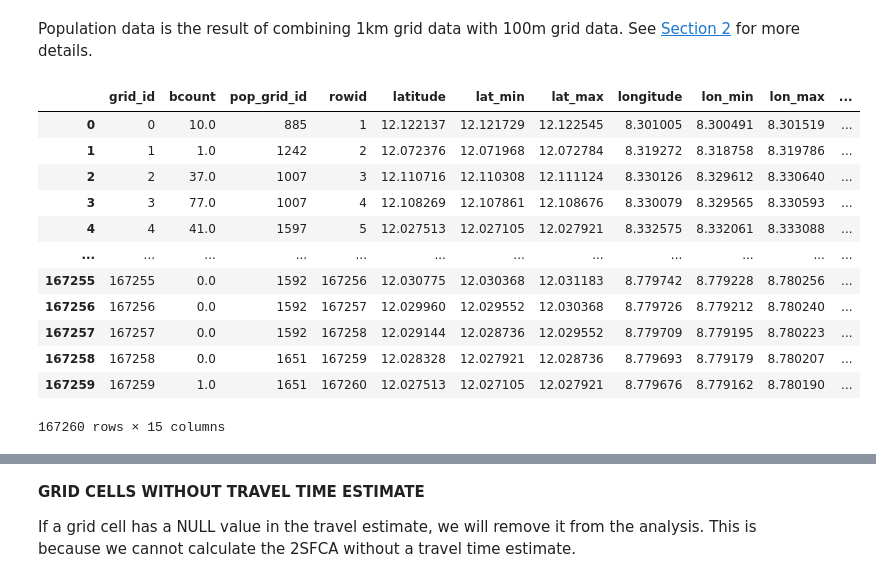
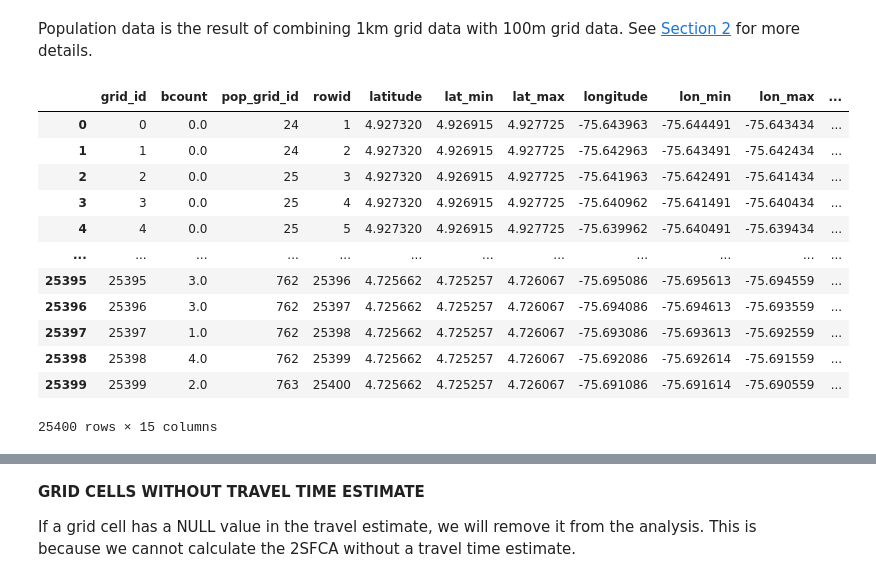
Before and after one commit to urbanbigdatacentre/ideamaps-models, a Jupyter notebook: models/emergency-maternal-care/scripts/EmOC-Access-Deprivation-Pereira.ipynb, the cells around one changed output, grey strips where cells are left out. Drawn from its saved outputs; the diff is of its cells as text; code cells hidden in the pictures.

Commit message:
EMOC Model outputs calculated for Pereira and Pato

```diff
--- a/models/emergency-maternal-care/scripts/EmOC-Access-Deprivation-Pereira.ipynb
+++ b/models/emergency-maternal-care/scripts/EmOC-Access-Deprivation-Pereira.ipynb
@@ -502,21 +502,21 @@ This section outlines the steps required to compute the Origin-Destination (OD)
 Population data is the result of combining 1km grid data with 100m grid data. See [Section 2]() for more details.
 # %%
 # If not loaded yet, read from the temporary folder
-centroids_df = gpd.read_file(data_temp +'pop-grid-kano-centroids.gpkg')
+centroids_df = gpd.read_file(data_temp +'pop-grid-pereira-centroids.gpkg')
 centroids_df
 # %% [output]
 |  | grid_id | bcount | pop_grid_id | rowid | latitude | lat_min | lat_max | longitude | lon_min | lon_max | ... |
-| 0 | 0 | 10.0 | 885 | 1 | 12.122137 | 12.121729 | 12.122545 | 8.301005 | 8.300491 | 8.301519 | ... |
-| 1 | 1 | 1.0 | 1242 | 2 | 12.072376 | 12.071968 | 12.072784 | 8.319272 | 8.318758 | 8.319786 | ... |
-| 2 | 2 | 37.0 | 1007 | 3 | 12.110716 | 12.110308 | 12.111124 | 8.330126 | 8.329612 | 8.330640 | ... |
-| 3 | 3 | 77.0 | 1007 | 4 | 12.108269 | 12.107861 | 12.108676 | 8.330079 | 8.329565 | 8.330593 | ... |
-| 4 | 4 | 41.0 | 1597 | 5 | 12.027513 | 12.027105 | 12.027921 | 8.332575 | 8.332061 | 8.333088 | ... |
+| 0 | 0 | 0.0 | 24 | 1 | 4.927320 | 4.926915 | 4.927725 | -75.643963 | -75.644491 | -75.643434 | ... |
+| 1 | 1 | 0.0 | 24 | 2 | 4.927320 | 4.926915 | 4.927725 | -75.642963 | -75.643491 | -75.642434 | ... |
+| 2 | 2 | 0.0 | 25 | 3 | 4.927320 | 4.926915 | 4.927725 | -75.641963 | -75.642491 | -75.641434 | ... |
+| 3 | 3 | 0.0 | 25 | 4 | 4.927320 | 4.926915 | 4.927725 | -75.640962 | -75.641491 | -75.640434 | ... |
+| 4 | 4 | 0.0 | 25 | 5 | 4.927320 | 4.926915 | 4.927725 | -75.639962 | -75.640491 | -75.639434 | ... |
 | ... | ... | ... | ... | ... | ... | ... | ... | ... | ... | ... | ... |
-| 167255 | 167255 | 0.0 | 1592 | 167256 | 12.030775 | 12.030368 | 12.031183 | 8.779742 | 8.779228 | 8.780256 | ... |
-| 167256 | 167256 | 0.0 | 1592 | 167257 | 12.029960 | 12.029552 | 12.030368 | 8.779726 | 8.779212 | 8.780240 | ... |
-| 167257 | 167257 | 0.0 | 1592 | 167258 | 12.029144 | 12.028736 | 12.029552 | 8.779709 | 8.779195 | 8.780223 | ... |
-| 167258 | 167258 | 0.0 | 1651 | 167259 | 12.028328 | 12.027921 | 12.028736 | 8.779693 | 8.779179 | 8.780207 | ... |
-| 167259 | 167259 | 1.0 | 1651 | 167260 | 12.027513 | 12.027105 | 12.027921 | 8.779676 | 8.779162 | 8.780190 | ... |
+| 25395 | 25395 | 3.0 | 762 | 25396 | 4.725662 | 4.725257 | 4.726067 | -75.695086 | -75.695613 | -75.694559 | ... |
+| 25396 | 25396 | 3.0 | 762 | 25397 | 4.725662 | 4.725257 | 4.726067 | -75.694086 | -75.694613 | -75.693559 | ... |
+| 25397 | 25397 | 1.0 | 762 | 25398 | 4.725662 | 4.725257 | 4.726067 | -75.693086 | -75.693613 | -75.692559 | ... |
+| 25398 | 25398 | 4.0 | 762 | 25399 | 4.725662 | 4.725257 | 4.726067 | -75.692086 | -75.692614 | -75.691559 | ... |
+| 25399 | 25399 | 2.0 | 763 | 25400 | 4.725662 | 4.725257 | 4.726067 | -75.691086 | -75.691614 | -75.690559 | ... |
-167260 rows × 15 columns
+25400 rows × 15 columns
 # %%
 # If not loaded yet, read from the temporary folder
```
Also changed, not shown: parts of 23 cells of this notebook, 6 other files.
